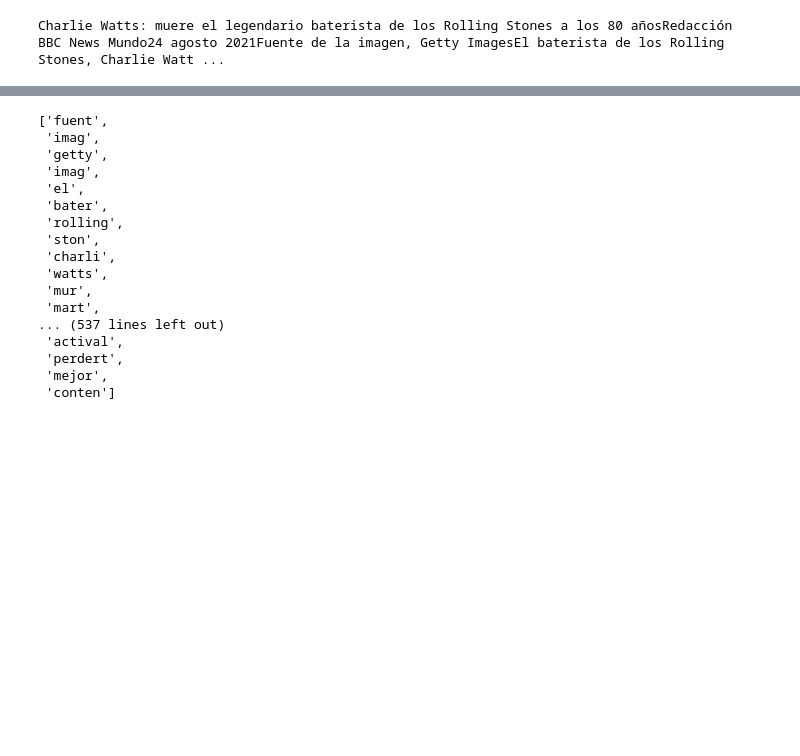
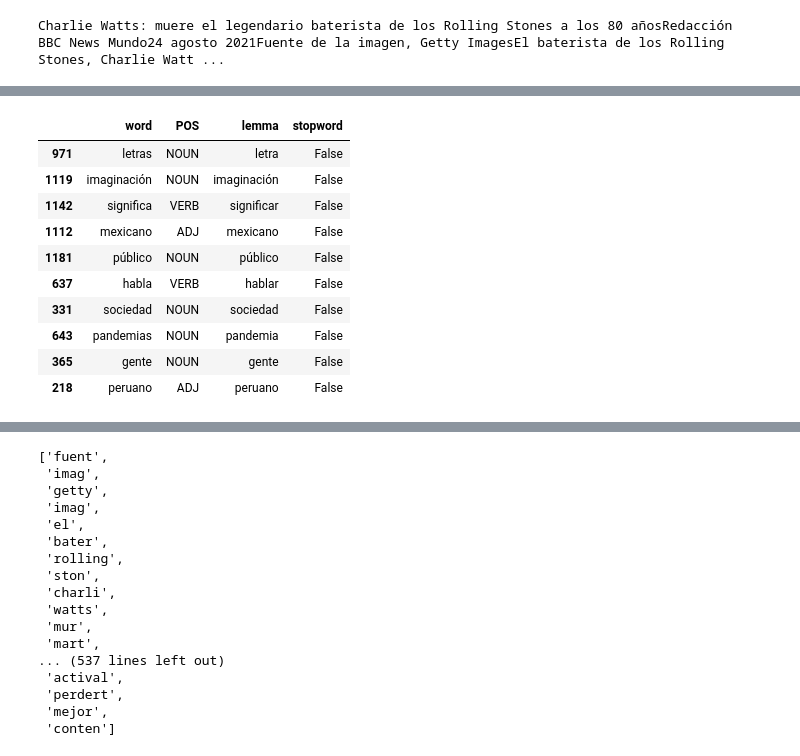
Before and after one commit to rsunderscore/rs_spanish, a Jupyter notebook: articlewords.ipynb, the cells around one changed output, grey strips where cells are left out. Drawn from its saved outputs; the diff is of its cells as text; code cells hidden in the pictures; blank space fills up the shorter version.

```diff
--- a/articlewords.ipynb
+++ b/articlewords.ipynb
@@ -187,0 +270,17 @@ print(tokens)
+# %%
+poswords = set(posdf['POS']) - {'PUNCT', 'PROPN','SPACE'}
+# %%
+posdf2 = posdf2[posdf2['POS'].isin(poswords)]
+posdf2.sample(10)
+# %% [output]
+|  | word | POS | lemma | stopword |
+| 971 | letras | NOUN | letra | False |
+| 1119 | imaginación | NOUN | imaginación | False |
+| 1142 | significa | VERB | significar | False |
+| 1112 | mexicano | ADJ | mexicano | False |
+| 1181 | público | NOUN | público | False |
+| 637 | habla | VERB | hablar | False |
+| 331 | sociedad | NOUN | sociedad | False |
+| 643 | pandemias | NOUN | pandemia | False |
+| 365 | gente | NOUN | gente | False |
+| 218 | peruano | ADJ | peruano | False |
```
Also changed, not shown: parts of 21 cells of this notebook.
